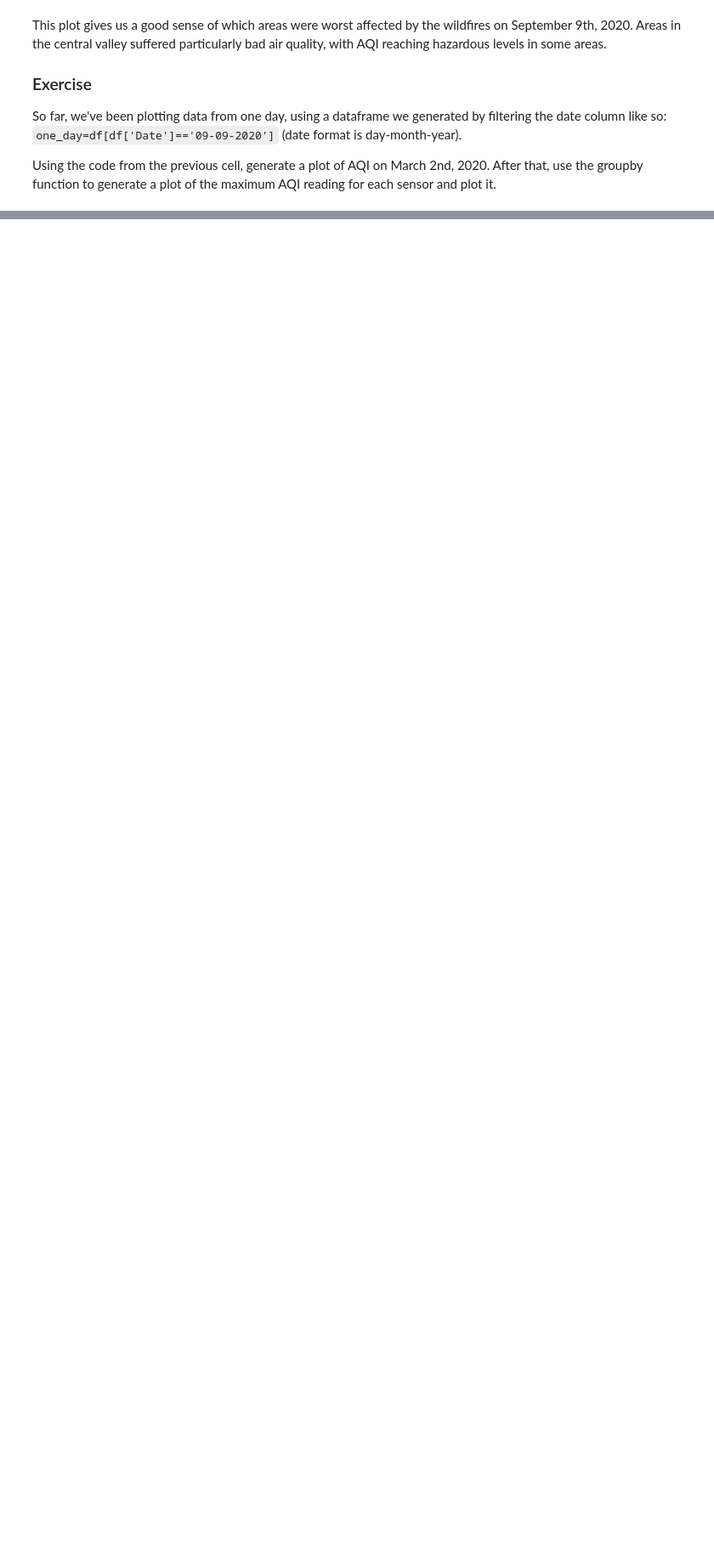
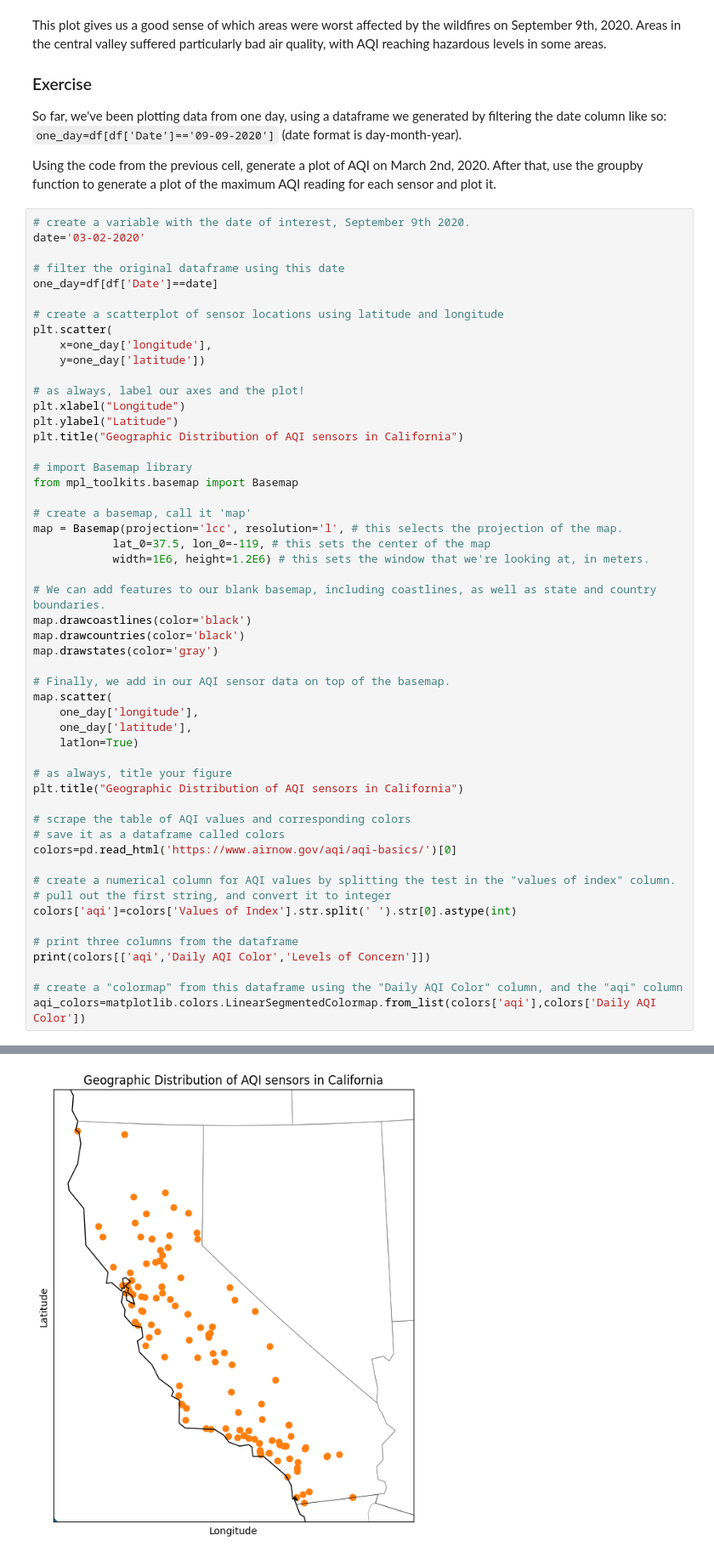
Before and after one commit to SButlerUCL/QM2, a Jupyter notebook: w03_spatial_data.ipynb, the cells around one changed output, grey strips where cells are left out. Shown at 85% size. Saved outputs shown, nothing was run; the diff lists cells and outputs as text; blank space fills up the shorter version.

```diff
--- a/w03_spatial_data.ipynb
+++ b/w03_spatial_data.ipynb
@@ -362,3 +427,56 @@ This plot gives us a good sense of which areas were worst affected by the wildfi
 So far, we've been plotting data from one day, using a dataframe we generated by filtering the date column like so: `one_day=df[df['Date']=='09-09-2020']` (date format is day-month-year).
 
 Using the code from the previous cell, generate a plot of AQI on March 2nd, 2020. After that, use the groupby function to generate a plot of the maximum AQI reading for each sensor and plot it.
+# %%
+# create a variable with the date of interest, September 9th 2020.
+date='03-02-2020'
+
+# filter the original dataframe using this date
+one_day=df[df['Date']==date]
+
+# create a scatterplot of sensor locations using latitude and longitude
+plt.scatter(
+    x=one_day['longitude'],
+    y=one_day['latitude'])
+
+# as always, label our axes and the plot!
+plt.xlabel("Longitude")
+plt.ylabel("Latitude")
+plt.title("Geographic Distribution of AQI sensors in California")
+
+# import Basemap library
+from mpl_toolkits.basemap import Basemap
+
+# create a basemap, call it 'map'
+map = Basemap(projection='lcc', resolution='l', # this selects the projection of the map.
+            lat_0=37.5, lon_0=-119, # this sets the center of the map
+            width=1E6, height=1.2E6) # this sets the window that we're looking at, in meters.
+
+# We can add features to our blank basemap, including coastlines, as well as state and country boundaries.
+map.drawcoastlines(color='black')
+map.drawcountries(color='black')
+map.drawstates(color='gray')
+
+# Finally, we add in our AQI sensor data on top of the basemap.
+map.scatter(
+    one_day['longitude'],
+    one_day['latitude'],
+    latlon=True)
+
+# as always, title your figure
+plt.title("Geographic Distribution of AQI sensors in California")
+
+# scrape the table of AQI values and corresponding colors
+# save it as a dataframe called colors
+colors=pd.read_html('https://www.airnow.gov/aqi/aqi-basics/')[0]
+
+# create a numerical column for AQI values by splitting the test in the "values of index" column.
+# pull out the first string, and convert it to integer
+colors['aqi']=colors['Values of Index'].str.split(' ').str[0].astype(int)
+
+# print three columns from the dataframe
+print(colors[['aqi','Daily AQI Color','Levels of Concern']])
+
+# create a "colormap" from this dataframe using the "Daily AQI Color" column, and the "aqi" column
+aqi_colors=matplotlib.colors.LinearSegmentedColormap.from_list(colors['aqi'],colors['Daily AQI Color'])
+# %% [output]
@@ -364,0 +490 @@ Using the code from the previous cell, generate a plot of AQI on March 2nd, 2020
+[figure, added]
```
Also changed, not shown: parts of 17 cells of this notebook.
